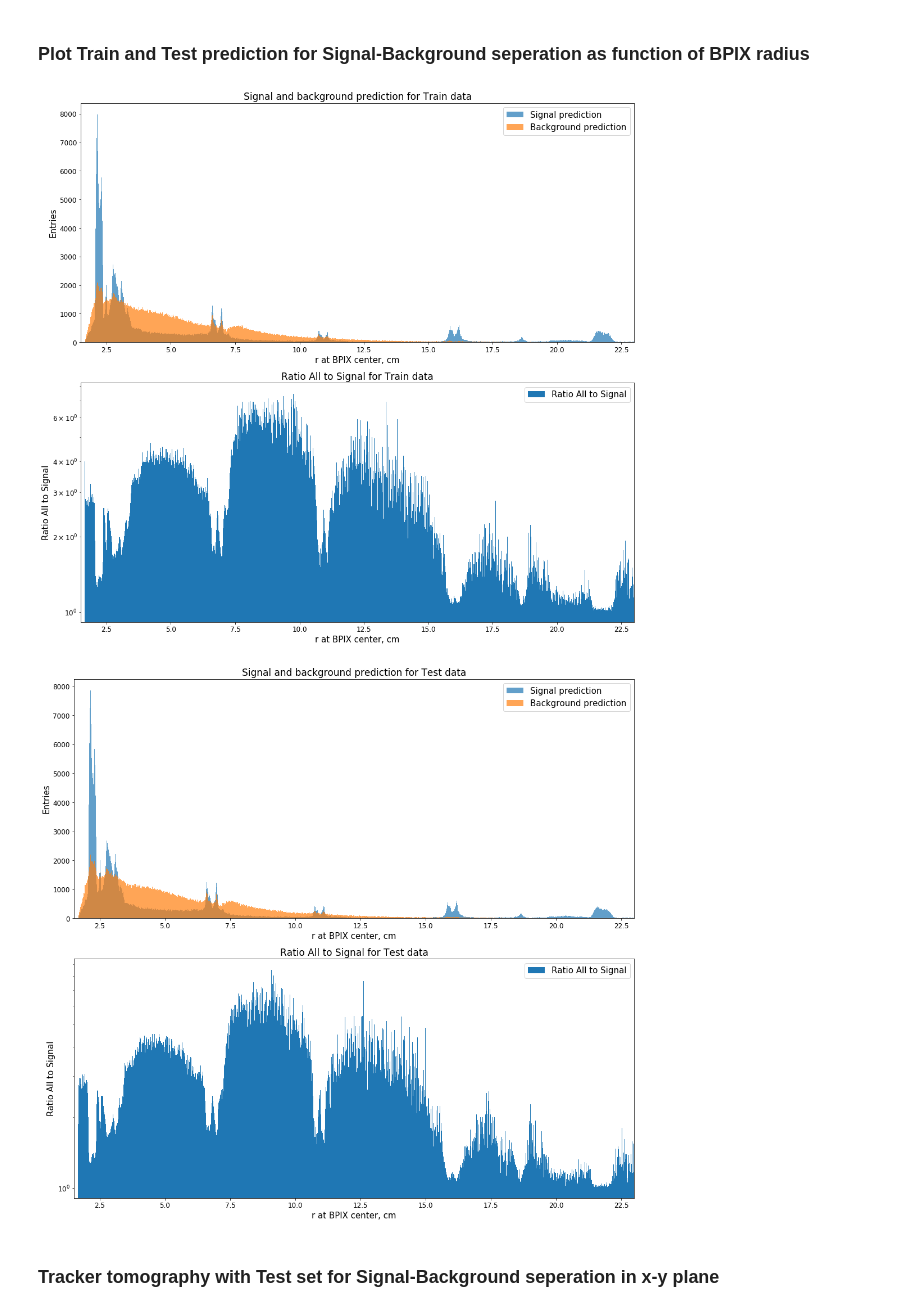
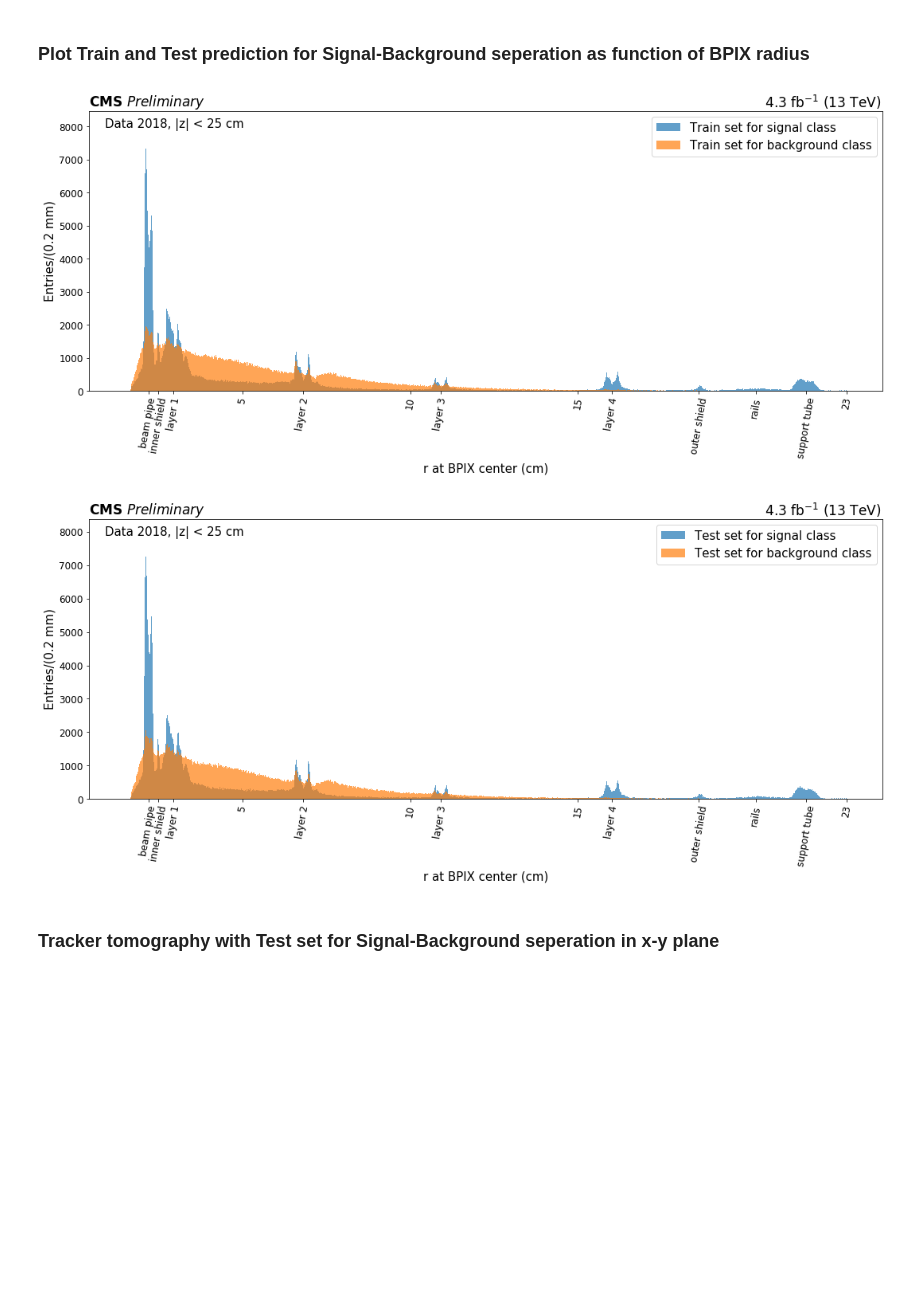
Before and after one commit to kropiv/MLforNI, a Jupyter notebook: NI_ML.ipynb, the cells around one changed output. Cells and saved outputs as stored; diff of their text form; code cells hidden in the pictures; blank space fills up the shorter version.

```diff
--- a/NI_ML.ipynb
+++ b/NI_ML.ipynb
@@ -2097,65 +2144,77 @@ INFO:log:Optimized values: CutSel = 0.47, f1 score = 0.90, and recall = 0.90
 # %%
 def PlotR_pred(Rad, Y_pred, Rmin, Rmax, Tit, nb):
     # using the variable ax for single a Axes
-    fig, (ax,bx) = plt.subplots(2,1, figsize=(15,14))
+#     fig, (ax,bx) = plt.subplots(2,1, figsize=(15,14))
+    fig, (ax) = plt.subplots(1,1, figsize=(15,7))
     num_bins = nb
     transperance = 0.7
 
 
     #Signal
 #     n, bins, patches = ax.hist(Rad[np.logical_and(np.logical_and(Rad > Rmin, Rad < Rmax),
 #                                                        np.logical_and(Y_pred > (numSig-1), Y_pred < numClasses))], num_bins)
 
 
     n_Sig, bins, patches = ax.hist(Rad[np.logical_and(np.logical_and(Rad > Rmin, Rad < Rmax),
                                                   np.logical_and(Y_pred > -1, Y_pred < numSig))],
                                num_bins, range =[Rmin,Rmax], alpha = transperance)
 
     n_Bkg, bins, patches = ax.hist(Rad[np.logical_and(np.logical_and(Rad > Rmin, Rad < Rmax),
                                                        np.logical_and(Y_pred > (numSig-1), Y_pred < numClasses))],
                                num_bins, range =[Rmin,Rmax], alpha = transperance)
 
-    # ratio of All to Signal give 0 is divide by 0:
-    weights_Divide = np.divide((n_Sig+n_Bkg), n_Sig, out=np.zeros_like((n_Sig+n_Bkg)), where=n_Sig!=0)
-#     weights_Divide = np.divide(n_Bkg, n_Sig, out=np.zeros_like(n_Bkg), where=n_Sig!=0)
+    b, t = ax.get_ylim()
+    ax.set_ylim(top = 0.1 * (t-b)+t)
+    SetCMSlabel(ax)
+    ax.text(0.02,0.93,labelData, size = 15, transform=ax.transAxes,
+            verticalalignment='bottom', horizontalalignment='left')
 
-    n_AllToSig, bins, patches = bx.hist(bins[:-1], bins, weights=weights_Divide)
-
-    # calculate ratio of Background callified events to Signal classified events
-
-    Xtitle = 'r at BPIX center, cm'
-    Ytitle = 'Entries'
+    Xtitle = 'r at BPIX center (cm)'
     ax.set_xlabel(Xtitle)
-    ax.set_ylabel(Ytitle)
-    ax.set_title("Signal and background prediction for "+ Tit + " data")
-    ax.legend(['Signal prediction', 'Background prediction'], loc='upper right')
-    ax.set_xlim(Rmin,Rmax)
-
-
-    bx.set_xlabel(Xtitle)
-    bx.set_ylabel("Ratio All to Signal")
-    bx.set_title("Ratio All to Signal for "+ Tit + " data")
-    bx.legend(['Ratio All to Signal'], loc='upper right')
-    bx.set_xlim(Rmin,Rmax)
-    bx.set_yscale('log')
+    ax.set_ylabel('Entries/(%1.1f mm)'%(10*(bins[1]-bins[0])))
+    ax.legend([Tit + ' set for signal class', Tit + ' set for background class'], loc='upper right')
+#    ax.set_xlim(Rmin,Rmax)
+#     # calculate ratio of Background callified events to Signal classified events
+#     # ratio of All to Signal give 0 is divide by 0:
+#     weights_Divide = np.divide((n_Sig+n_Bkg), n_Sig, out=np.zeros_like((n_Sig+n_Bkg)), where=n_Sig!=0)
+#     n_AllToSig, bins, patches = bx.hist(bins[:-1], bins, weights=weights_Divide)
+#     bx.set_xlabel(Xtitle)
+#     bx.set_ylabel("Ratio All to Signal")
+#     bx.set_title("Ratio All to Signal for "+ Tit + " data")
+#     bx.legend(['Ratio All to Signal'], loc='upper right')
+#     bx.set_xlim(Rmin,Rmax)
+#     bx.set_yscale('log')
 
     #plt.legend(['Signal prediction', 'Background prediction'], loc='upper right')
     #plt.xscale('log')
+
+    ax.tick_params(axis='x', which='minor', length=0) # remove minor ticks from 'log' scale
+    labBPIX =  ["beam pipe","inner shield", "layer 1", "5", "layer 2", "10", "layer 3", "15", "layer 4", "outer shield", "rails", "support tube", "23"]
+    xlabBPIX = [        2.2,   2.5,      2.95, 5.0,       6.8,  10.0,     10.9, 15.0,      16.0,           18.6,            20.3,     21.8, 23.]
+    plt.xticks(xlabBPIX, labBPIX,rotation=80)
 
     fig.tight_layout()
 
     plt.savefig('Results/' + ModelName + '_' + Tit + '_Pred.pdf')
     plt.show()
 
+# the histogram of the data
+#Radius_Train = np.sqrt(np.square(data[:,1])+np.square(data[:,2]))
+Radius_BP_Train = np.sqrt(np.square(X_Train[:,1]-0.171)+np.square(X_Train[:,2]+0.176))
+Radius_BP_Test = np.sqrt(np.square(X_Test[:,1]-0.171)+np.square(X_Test[:,2]+0.176))
+Radius_BPIX_Train = np.sqrt(np.square(X_Train[:,1]-0.086)+np.square(X_Train[:,2]+0.102))
+Radius_BPIX_Test = np.sqrt(np.square(X_Test[:,1]-0.086)+np.square(X_Test[:,2]+0.102))
+Radius_Tube_Train = np.sqrt(np.square(X_Train[:,1]+0.080)+np.square(X_Train[:,2]+0.318))
+Radius_Tube_Test = np.sqrt(np.square(X_Test[:,1]+0.080)+np.square(X_Test[:,2]+0.318))
 
-PlotR_pred(Radius_BPIX_Train, Y_Train_pred, 1.5, 23., "Train", 1000)
+PlotR_pred(Radius_BPIX_Train, Y_Train_pred, 1.5, 23., "Train", 1075)
 
-PlotR_pred(Radius_BPIX_Test, Y_Test_pred, 1.5, 23.,"Test", 1000)
+PlotR_pred(Radius_BPIX_Test, Y_Test_pred, 1.5, 23.,"Test", 1075)
 #PlotR_pred(Radius_BP_Test, Y_Test_pred, 1.5, 3.,"Test", 400)
 #PlotR_pred(Radius_Tube_Test, Y_Test_pred, 17., 21.,"Test", 100)
 # %% [output]
-[figure, old version]
+[figure, new version]
-[figure, old version]
+[figure, new version]
 # %% [markdown]
 ### Tracker tomography with Test set for Signal-Background seperation in x-y plane <a class="anchor" id="PlotPredictedTomography"></a>
 # %%
```
Also changed, not shown: parts of 14 cells of this notebook.
